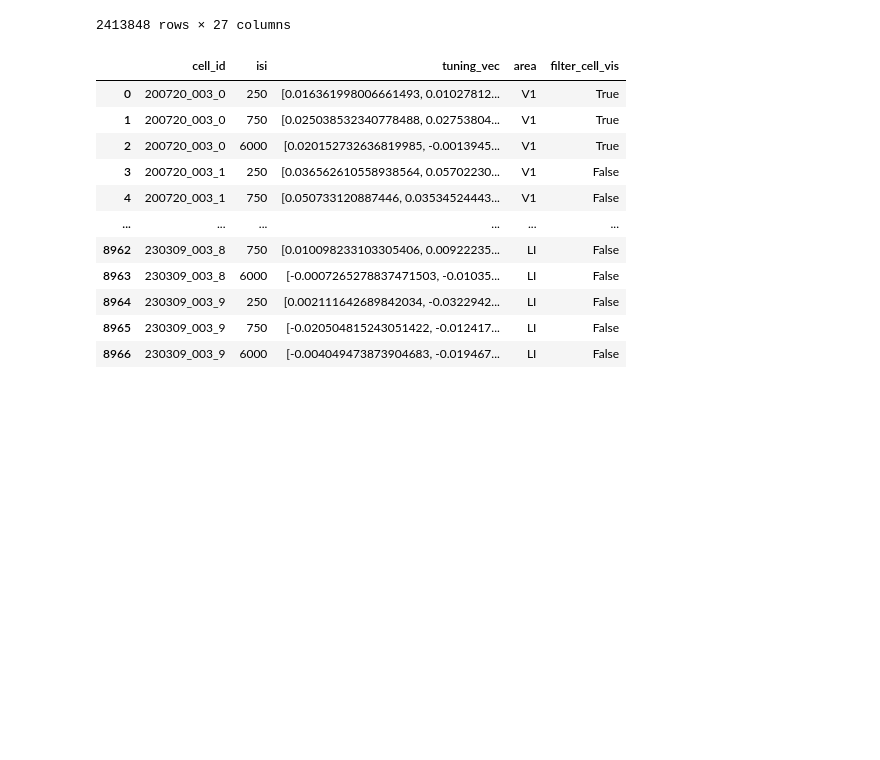
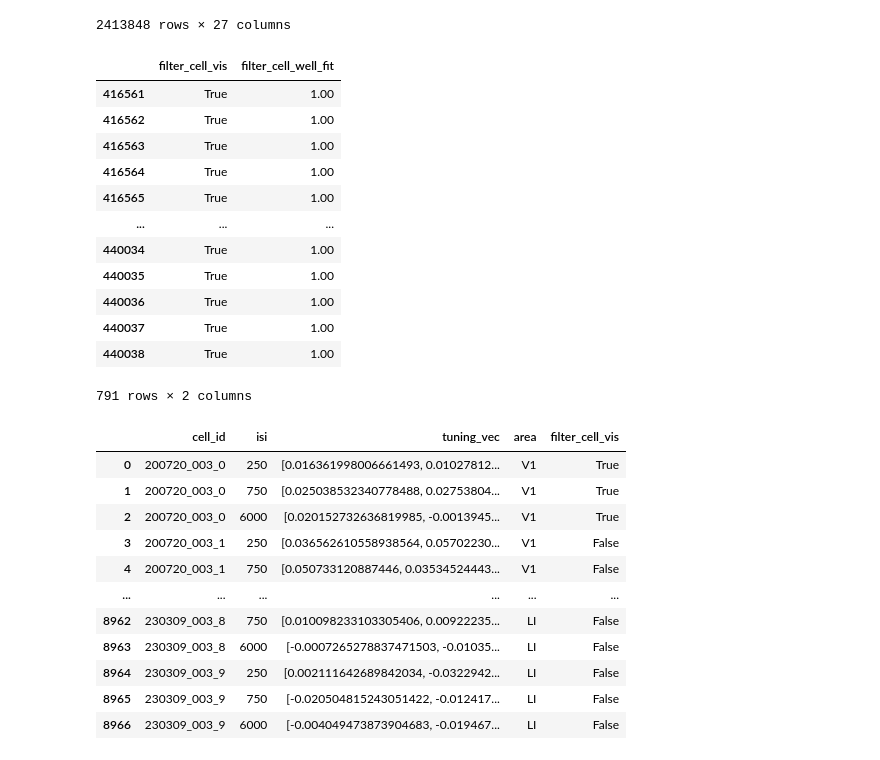
Before and after one commit to lanluo9/inter, a Jupyter notebook: scripts/ipynb/tuning_bias.ipynb, the cells around one changed output. Cells and saved outputs as stored; diff of their text form; code cells hidden in the pictures; blank space fills up the shorter version.

```diff
--- a/scripts/ipynb/tuning_bias.ipynb
+++ b/scripts/ipynb/tuning_bias.ipynb
@@ -1270,6 +1270,22 @@ df_tidy#.columns
 | 2413846 | 0.009333 | 230309_003_32 | 476 | R2 | 6000 | 0 | 2 | LI | 0 | ... |
 | 2413847 | -0.079758 | 230309_003_32 | 477 | R2 | 750 | 1 | 6 | LI | 0 | ... |
 2413848 rows × 27 columns
+# %%
+df_tidy[df_tidy.cell_id == '210120_003_20'][['filter_cell_vis', 'filter_cell_well_fit']]
+# %% [output]
+|  | filter_cell_vis | filter_cell_well_fit |
+| 416561 | True | 1.00 |
+| 416562 | True | 1.00 |
+| 416563 | True | 1.00 |
+| 416564 | True | 1.00 |
+| 416565 | True | 1.00 |
+| ... | ... | ... |
+| 440034 | True | 1.00 |
+| 440035 | True | 1.00 |
+| 440036 | True | 1.00 |
+| 440037 | True | 1.00 |
+| 440038 | True | 1.00 |
+791 rows × 2 columns
 # %%
 ## construct tuning_vec column
 
```
Also changed, not shown: parts of 4 cells of this notebook, 2 other files.
